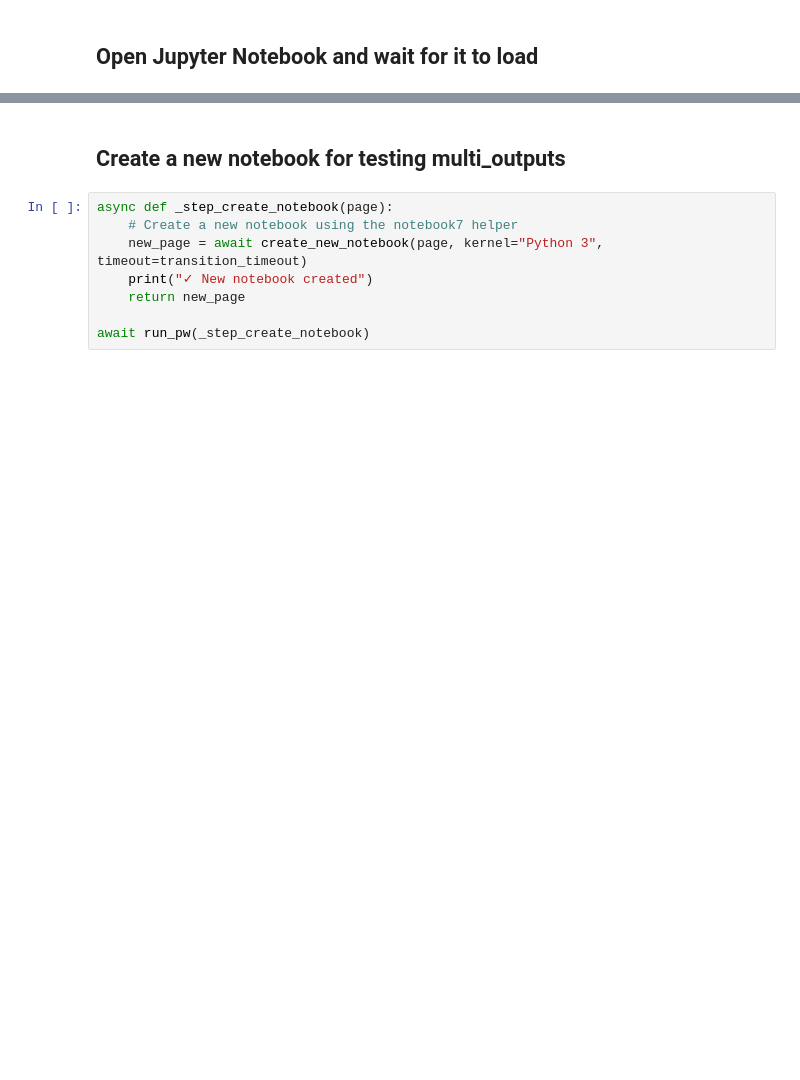
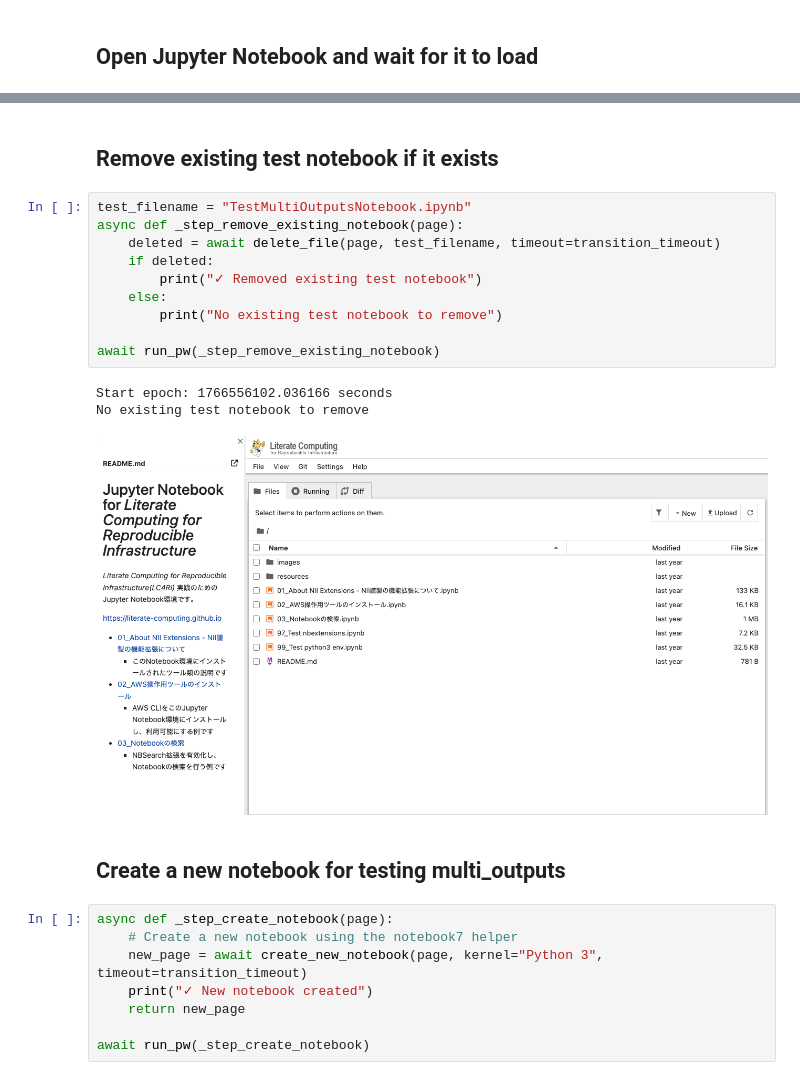
Before and after one commit to NII-cloud-operation/Jupyter-LC_docker, a Jupyter notebook: ui-tests/e2e-notebook/notebooks/02_test_lc_multi_outputs.ipynb, the cells around one changed output, grey strips where cells are left out. Saved outputs shown, nothing was run; the diff lists cells and outputs as text; blank space fills up the shorter version.

```diff
--- a/ui-tests/e2e-notebook/notebooks/02_test_lc_multi_outputs.ipynb
+++ b/ui-tests/e2e-notebook/notebooks/02_test_lc_multi_outputs.ipynb
@@ -53,3 +54,19 @@ Start epoch: 1764836044.014624 seconds
+# %% [markdown]
+## Remove existing test notebook if it exists
+# %%
+test_filename = "TestMultiOutputsNotebook.ipynb"
+async def _step_remove_existing_notebook(page):
+    deleted = await delete_file(page, test_filename, timeout=transition_timeout)
+    if deleted:
+        print("✓ Removed existing test notebook")
+    else:
+        print("No existing test notebook to remove")
+
+await run_pw(_step_remove_existing_notebook)
+# %% [output]
+Start epoch: 1766556102.036166 seconds
+No existing test notebook to remove
+[figure, added]
 # %% [markdown]
 ## Create a new notebook for testing multi_outputs
 # %%
```
Also changed, not shown: parts of 11 cells of this notebook, 9 other files.
